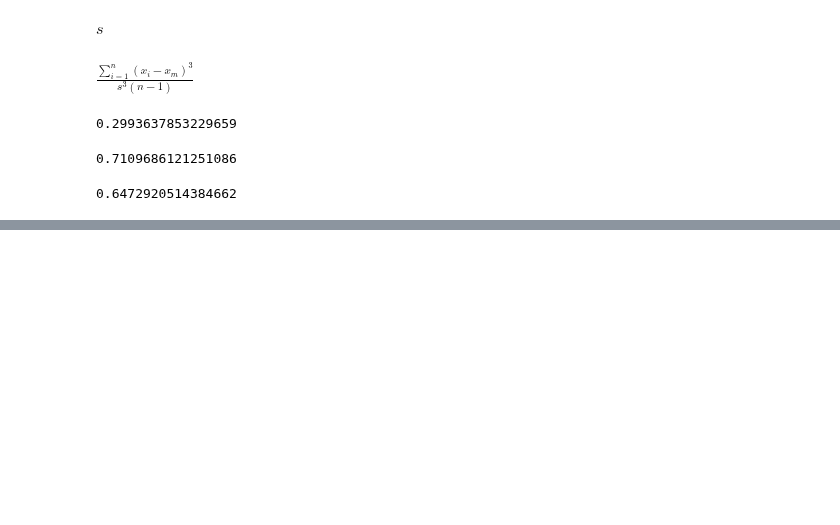
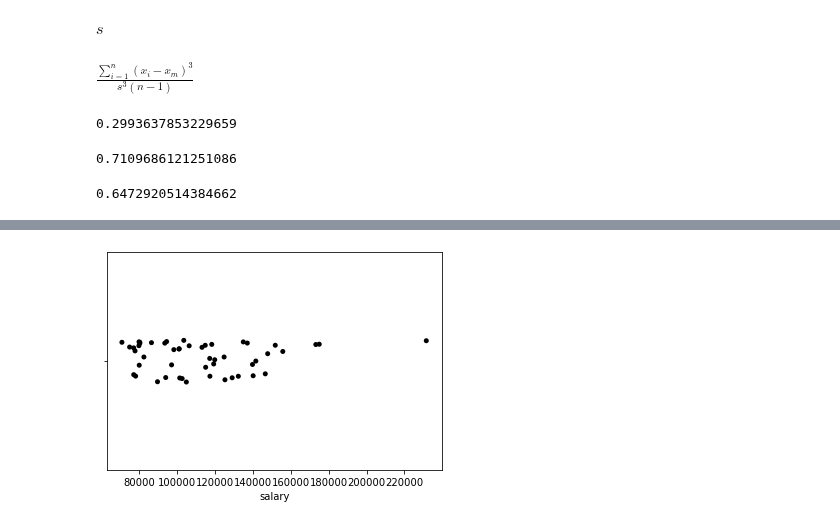
Before and after one commit to Jammal7/Introduction_to_Data_Science, a Jupyter notebook: GAMES/Introduction_to_Univariate_Statistics.ipynb, the cells around one changed output, grey strips where cells are left out. Saved outputs shown, nothing was run; the diff lists cells and outputs as text; code cells hidden in the pictures; blank space fills up the shorter version.

```diff
--- a/GAMES/Introduction_to_Univariate_Statistics.ipynb
+++ b/GAMES/Introduction_to_Univariate_Statistics.ipynb
@@ -284,0 +297,4 @@ plt.ylabel("Frequency");
+# %%
+sns.stripplot(x = salaries["salary"].head(50), color= 'black');
+# %% [output]
+[figure, added]
```
Also changed, not shown: parts of 35 cells of this notebook.
